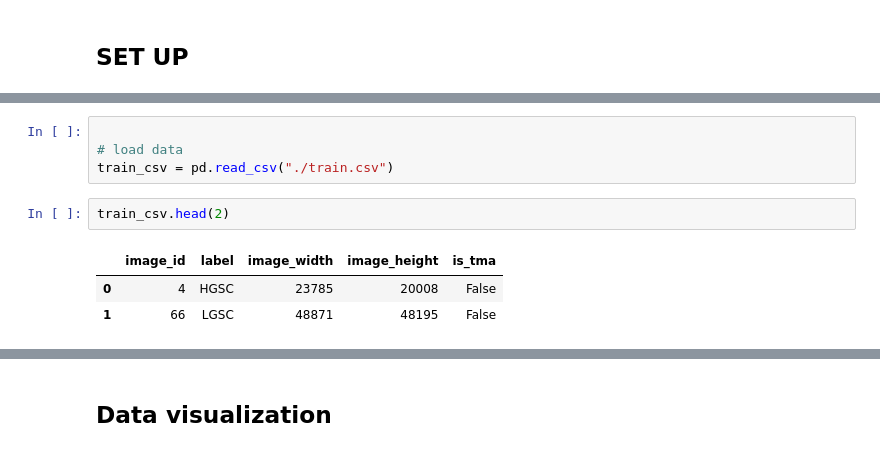
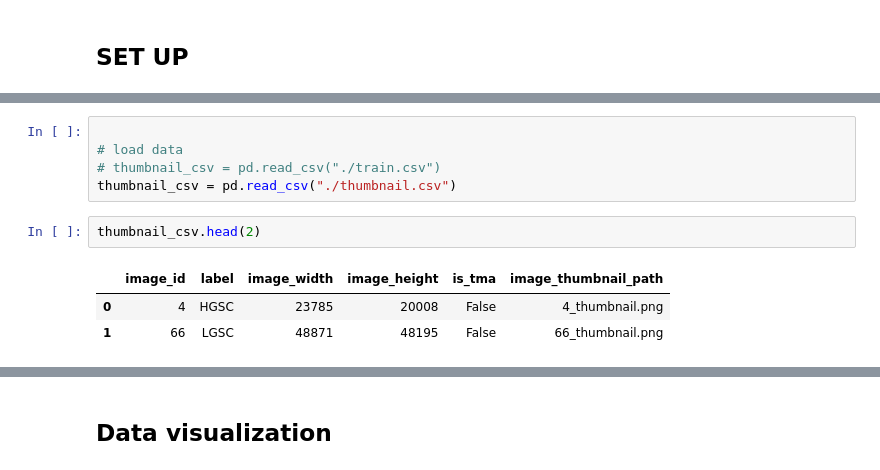
Before and after one commit to ChristopheMpagaDSTI/UBC-tumor-classification, a Jupyter notebook: tumor-classification2.ipynb, the cells around one changed output, grey strips where cells are left out. Saved outputs shown, nothing was run; the diff lists cells and outputs as text.

```diff
--- a/tumor-classification2.ipynb
+++ b/tumor-classification2.ipynb
@@ -18,10 +18,11 @@ To enable the following instructions: AVX2 FMA, in other operations, rebuild Ten
 # %%
 
 # load data
-train_csv = pd.read_csv("./train.csv")
+# thumbnail_csv = pd.read_csv("./train.csv")
+thumbnail_csv = pd.read_csv("./thumbnail.csv")
 # %%
-train_csv.head(2)
+thumbnail_csv.head(2)
 # %% [output]
-|  | image_id | label | image_width | image_height | is_tma |
-| 0 | 4 | HGSC | 23785 | 20008 | False |
-| 1 | 66 | LGSC | 48871 | 48195 | False |
+|  | image_id | label | image_width | image_height | is_tma | image_thumbnail_path |
+| 0 | 4 | HGSC | 23785 | 20008 | False | 4_thumbnail.png |
+| 1 | 66 | LGSC | 48871 | 48195 | False | 66_thumbnail.png |
```
Also changed, not shown: parts of 26 cells of this notebook.
